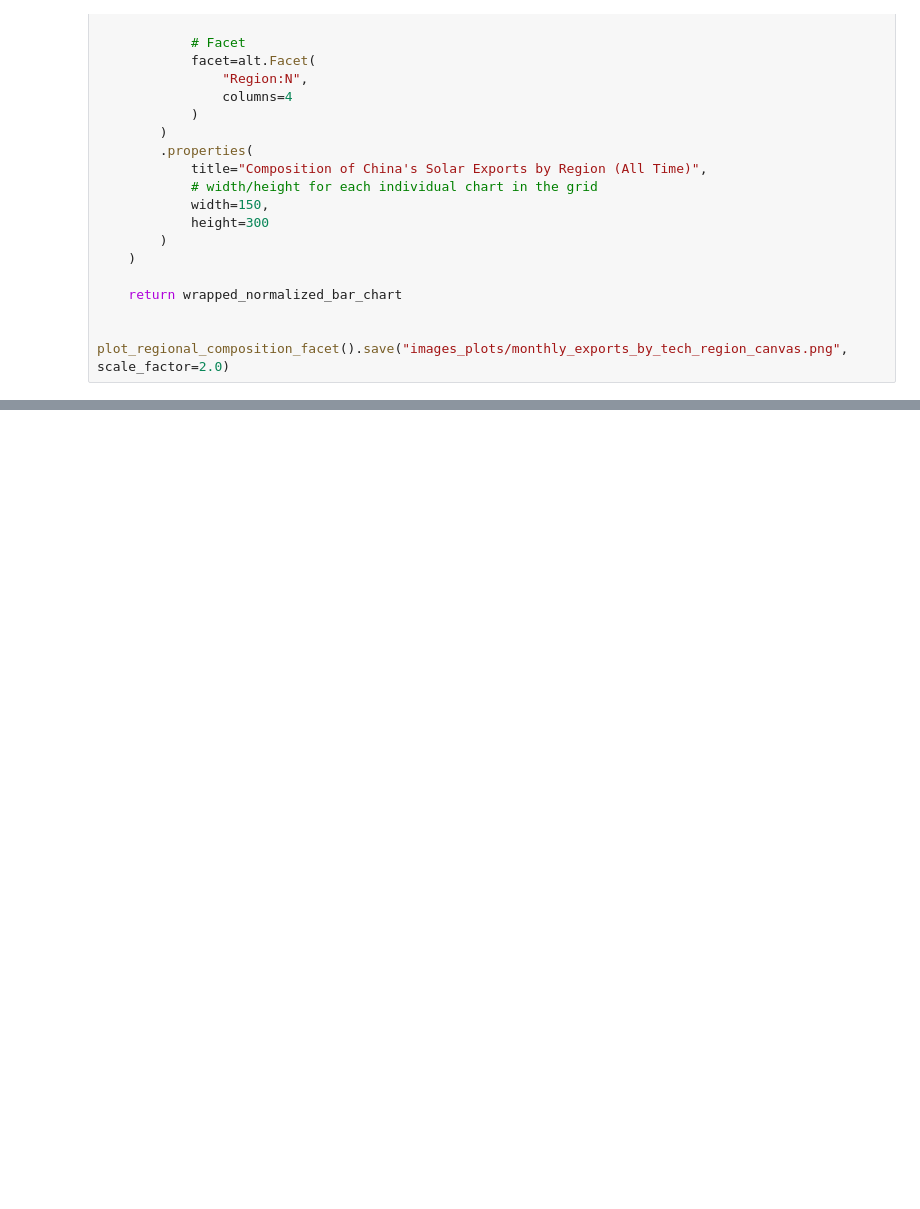
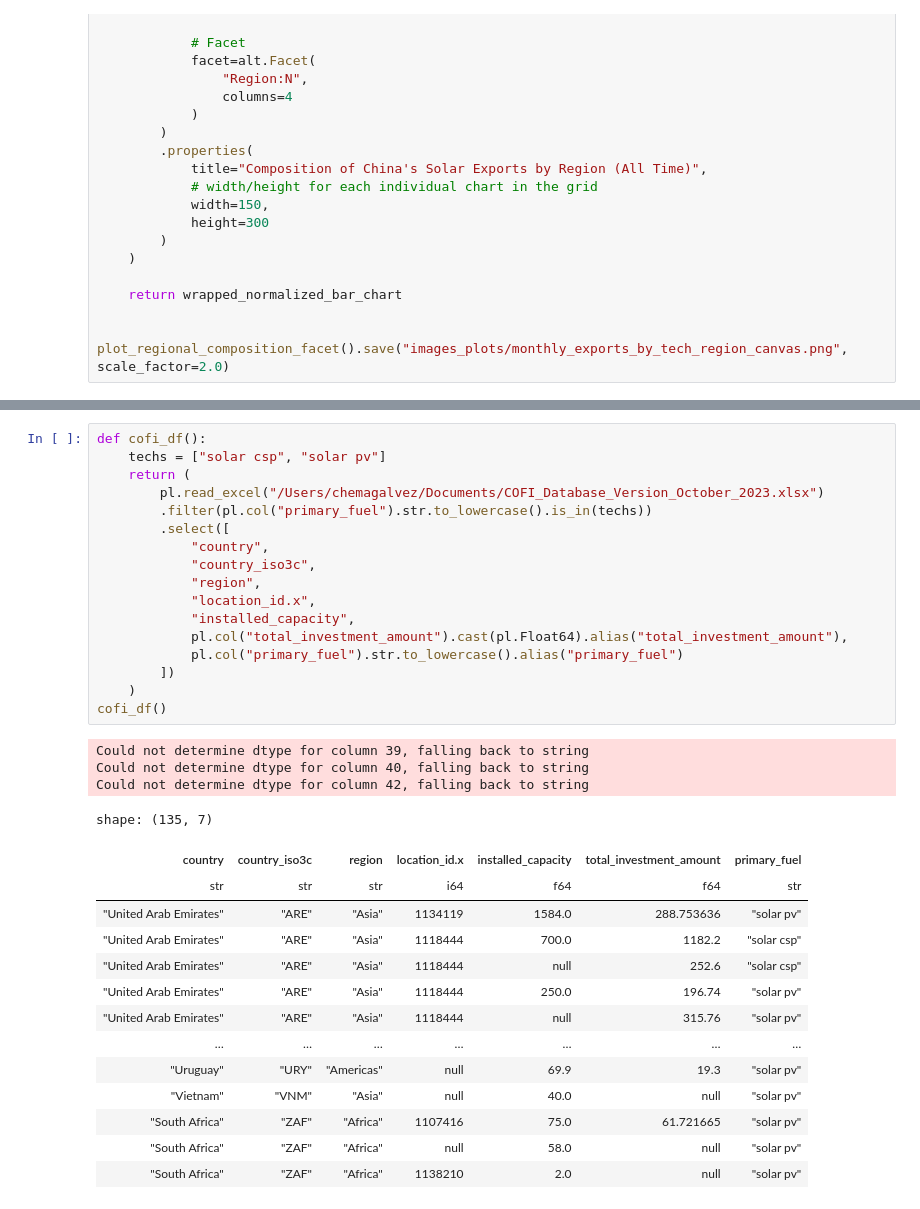
Before and after one commit to ChemmZz/Static-Visualization-Project, a Jupyter notebook: df_exploration.ipynb, the cells around one changed output, grey strips where cells are left out. Saved outputs shown, nothing was run; the diff lists cells and outputs as text; blank space fills up the shorter version.

```diff
--- a/df_exploration.ipynb
+++ b/df_exploration.ipynb
@@ -759,0 +718,35 @@ plot_regional_composition_facet().save("images_plots/monthly_exports_by_tech_reg
+# %%
+def cofi_df():
+    techs = ["solar csp", "solar pv"]
+    return (
+        pl.read_excel("/Users/chemagalvez/Documents/COFI_Database_Version_October_2023.xlsx")
+        .filter(pl.col("primary_fuel").str.to_lowercase().is_in(techs))
+        .select([
+            "country",
+            "country_iso3c",
+            "region",
+            "location_id.x",
+            "installed_capacity",
+            pl.col("total_investment_amount").cast(pl.Float64).alias("total_investment_amount"),
+            pl.col("primary_fuel").str.to_lowercase().alias("primary_fuel")
+        ])
+    )
+cofi_df()
+# %% [output]
+Could not determine dtype for column 39, falling back to string
+Could not determine dtype for column 40, falling back to string
+Could not determine dtype for column 42, falling back to string
+shape: (135, 7)
+| country | country_iso3c | region | location_id.x | installed_capacity | total_investment_amount | primary_fuel |
+| str | str | str | i64 | f64 | f64 | str |
+| "United Arab Emirates" | "ARE" | "Asia" | 1134119 | 1584.0 | 288.753636 | "solar pv" |
+| "United Arab Emirates" | "ARE" | "Asia" | 1118444 | 700.0 | 1182.2 | "solar csp" |
+| "United Arab Emirates" | "ARE" | "Asia" | 1118444 | null | 252.6 | "solar csp" |
+| "United Arab Emirates" | "ARE" | "Asia" | 1118444 | 250.0 | 196.74 | "solar pv" |
+| "United Arab Emirates" | "ARE" | "Asia" | 1118444 | null | 315.76 | "solar pv" |
+| … | … | … | … | … | … | … |
+| "Uruguay" | "URY" | "Americas" | null | 69.9 | 19.3 | "solar pv" |
+| "Vietnam" | "VNM" | "Asia" | null | 40.0 | null | "solar pv" |
+| "South Africa" | "ZAF" | "Africa" | 1107416 | 75.0 | 61.721665 | "solar pv" |
+| "South Africa" | "ZAF" | "Africa" | null | 58.0 | null | "solar pv" |
+| "South Africa" | "ZAF" | "Africa" | 1138210 | 2.0 | null | "solar pv" |
```
Also changed, not shown: parts of 35 cells of this notebook, 1 other file.
